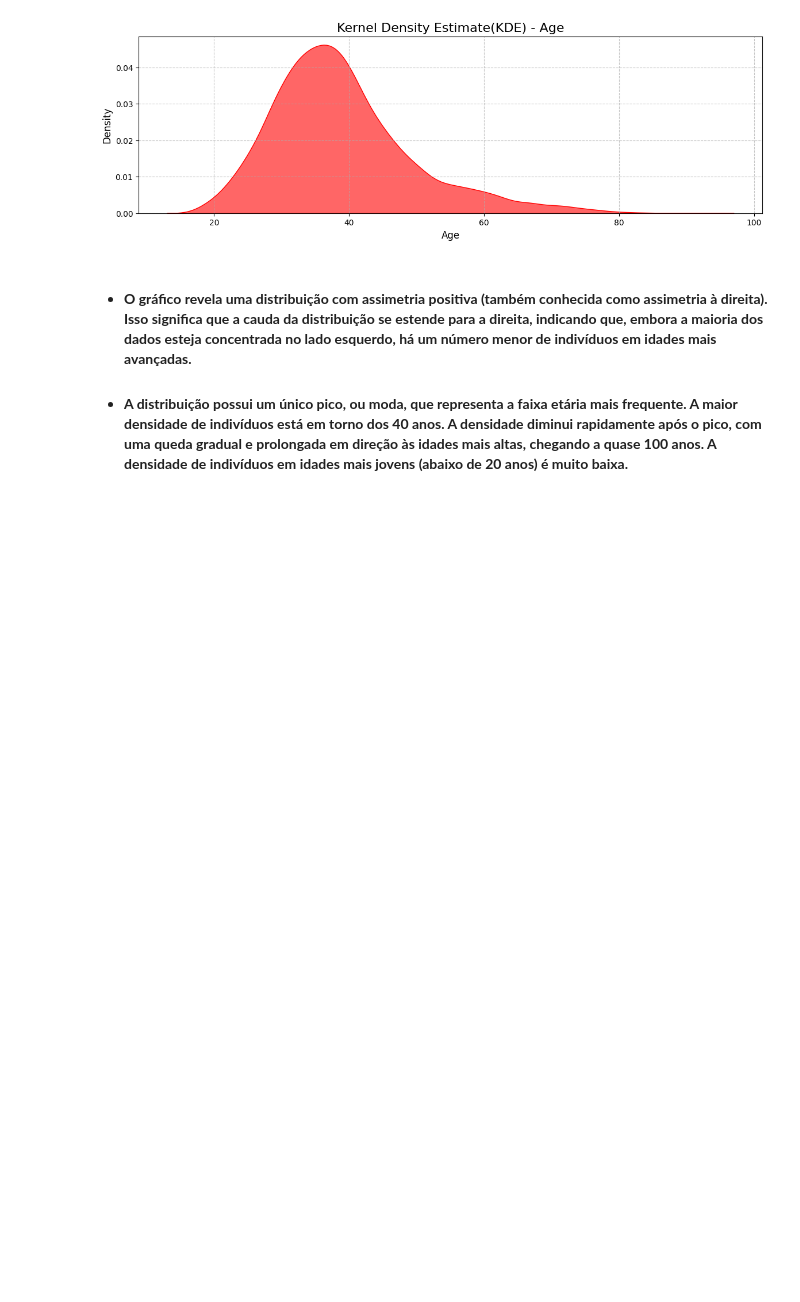
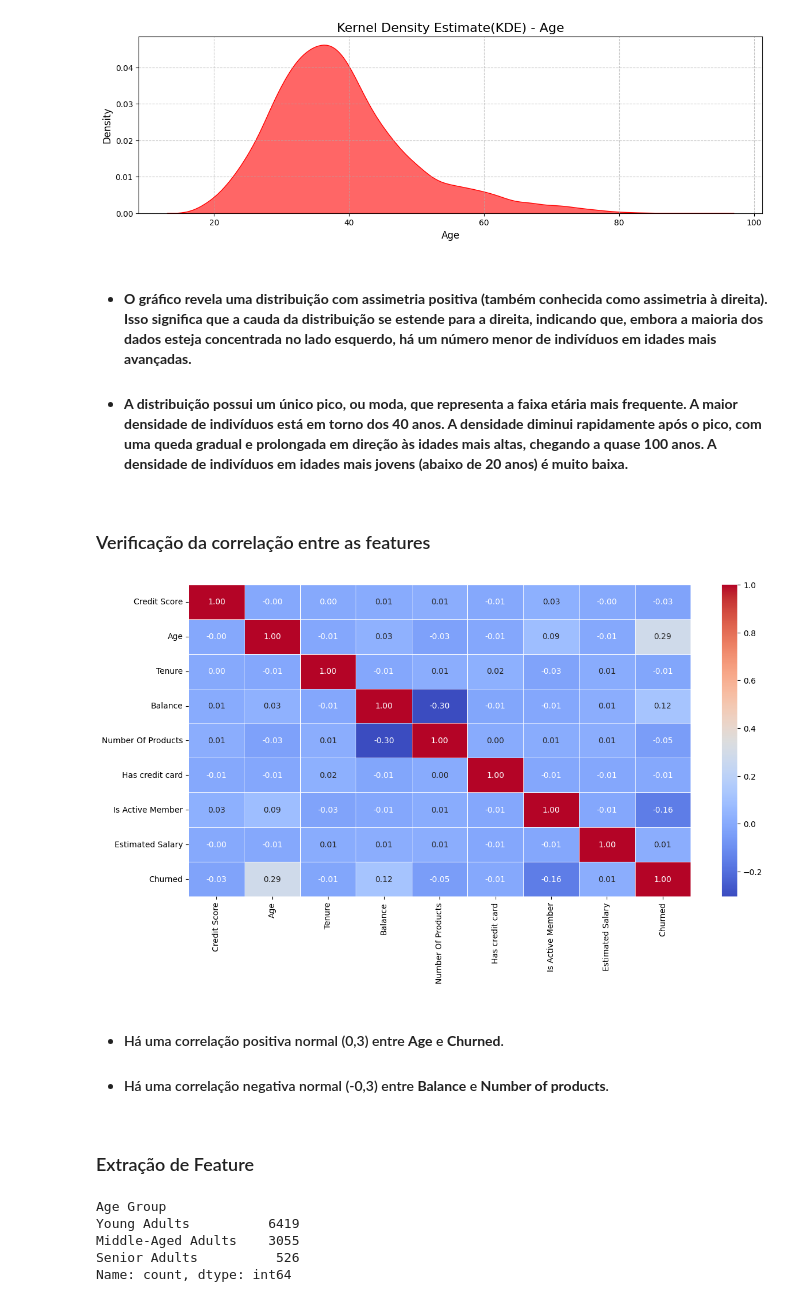
Before and after one commit to mfnogueira/banck_churn_prediction, a Jupyter notebook: estudo.ipynb, the cells around one changed output. Cells and saved outputs as stored; diff of their text form; code cells hidden in the pictures; blank space fills up the shorter version.

```diff
--- a/estudo.ipynb
+++ b/estudo.ipynb
@@ -180,3 +180,16 @@ plt.show()
 # %% [markdown]
 - #### **O gráfico revela uma distribuição com assimetria positiva (também conhecida como assimetria à direita). Isso significa que a cauda da distribuição se estende para a direita, indicando que, embora a maioria dos dados esteja concentrada no lado esquerdo, há um número menor de indivíduos em idades mais avançadas.**
 - #### **A distribuição possui um único pico, ou moda, que representa a faixa etária mais frequente. A maior densidade de indivíduos está em torno dos 40 anos. A densidade diminui rapidamente após o pico, com uma queda gradual e prolongada em direção às idades mais altas, chegando a quase 100 anos. A densidade de indivíduos em idades mais jovens (abaixo de 20 anos) é muito baixa.**
+# %% [markdown]
+### Verificação da correlação entre as features
+# %%
+plt.figure(figsize=(14, 7))
+sns.heatmap(df.select_dtypes(include='number').corr(), annot=True, cmap='coolwarm', fmt='.2f', linewidths=0.5)
+plt.show()
+# %% [output]
+[figure, added]
+# %% [markdown]
+- #### Há uma correlação positiva normal (0,3) entre **Age** e **Churned**.
+- #### Há uma correlação negativa normal (-0,3) entre **Balance** e **Number of products**.
+# %% [markdown]
+### Extração de Feature
@@ -182,0 +207,8 @@ plt.show()
+# %%
+df['Age Group'].value_counts()
+# %% [output]
+Age Group
+Young Adults          6419
+Middle-Aged Adults    3055
+Senior Adults          526
+Name: count, dtype: int64
```
Also changed, not shown: parts of 18 cells of this notebook.
